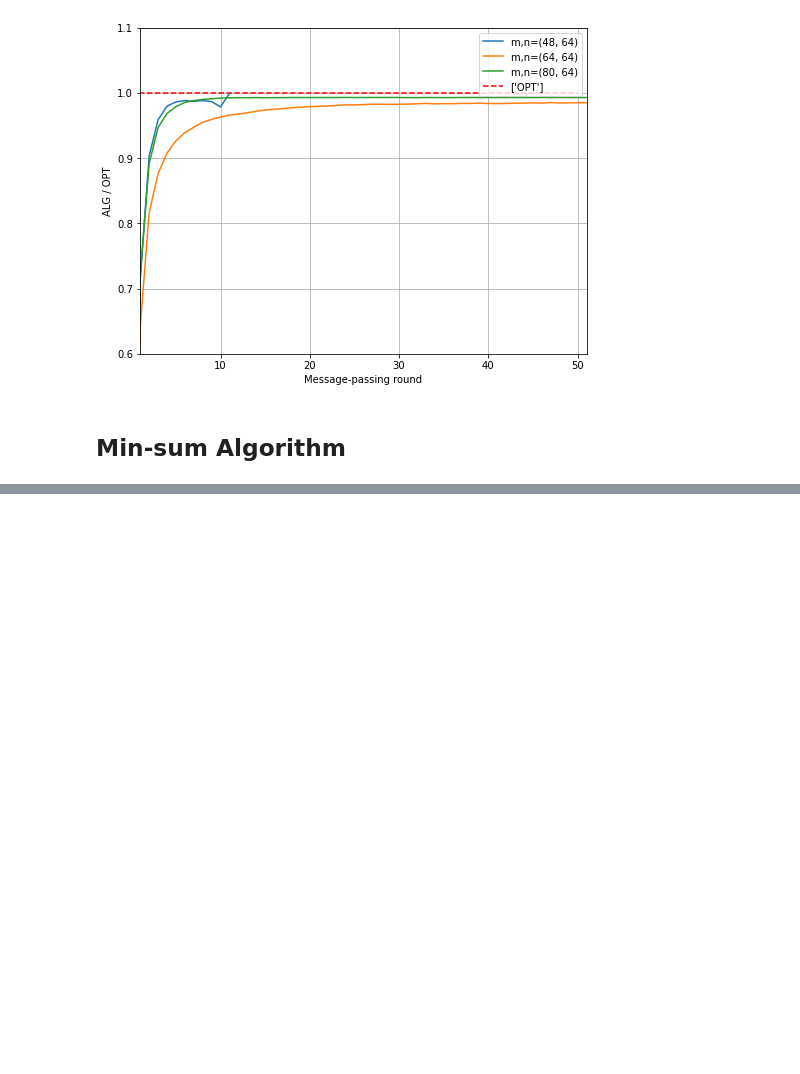
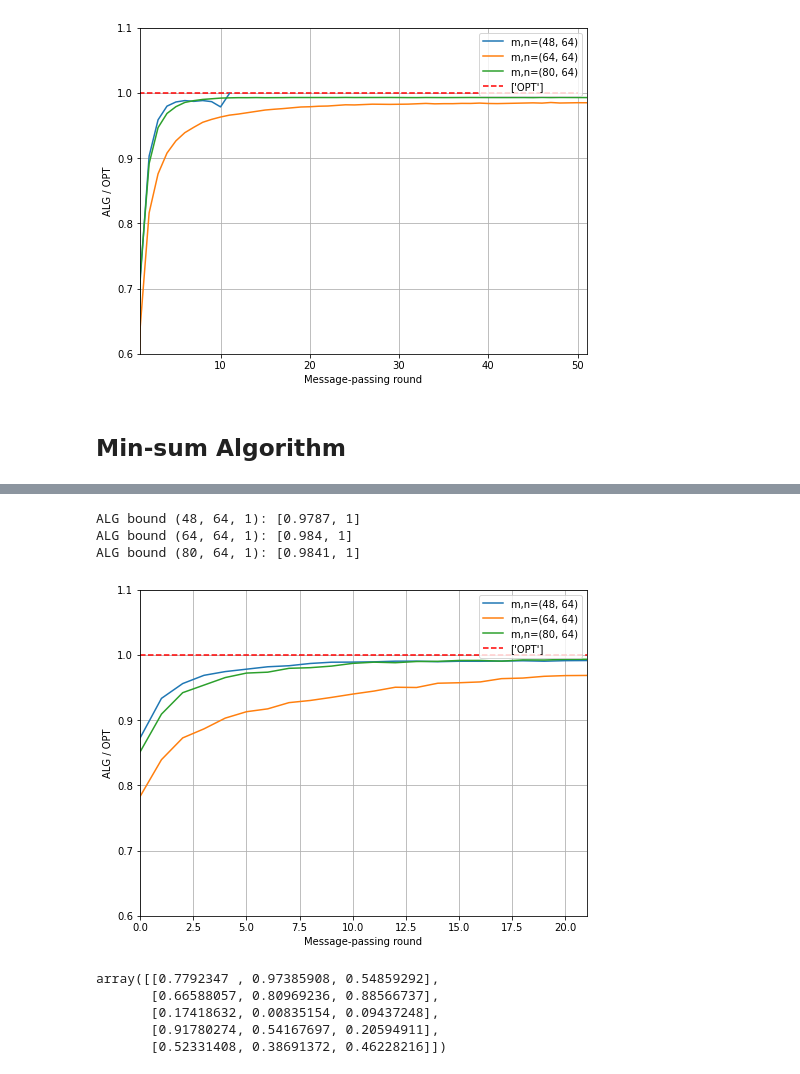
Before and after one commit to anders-wikum/clrs, a Jupyter notebook: notebooks/msg_passing_convergence.ipynb, the cells around one changed output, grey strips where cells are left out. Cells and saved outputs as stored; diff of their text form; code cells hidden in the pictures; blank space fills up the shorter version.

Commit message:
Added simplified min sum algorithm

```diff
--- a/notebooks/msg_passing_convergence.ipynb
+++ b/notebooks/msg_passing_convergence.ipynb
@@ -178,0 +184,3 @@ plt.show()
+# %%
+A = _random_er_bipartite_graph(10, 10, 1, weighted=True)
+A
@@ -178,0 +238,46 @@ plt.show()
+# %%
+num_trials = 100
+experiment_specs = [(48, 64, 1), (64, 64, 1), (80, 64, 1)]
+avg_trajectories = []
+
+for spec in experiment_specs:
+    trajectories = []
+    lb = 0
+    ub = 0
+    for i in range(num_trials):
+        vals = _random_er_bipartite_graph(*spec, weighted=True)
+        row_ind, col_ind = linear_sum_assignment(-vals)
+        opt = vals[row_ind, col_ind].sum()
+        trajectory = simplified_min_sum(vals)
+        trajectories.append(np.array(trajectory) / opt)
+        lb += (opt - 1) / num_trials
+        ub += (opt) / num_trials
+    print(f"ALG bound {(spec)}: [{round(lb/ub, 4)}, {1}]")
+
+    avg_trajectories.append(tolerant_mean(trajectories)[0].data)
+# %% [output]
+ALG bound (48, 64, 1): [0.9787, 1]
+ALG bound (64, 64, 1): [0.984, 1]
+ALG bound (80, 64, 1): [0.9841, 1]
+# %%
+fig = plt.figure(figsize=(8,6))
+for i in range(len(avg_trajectories)):
+    plt.plot(range(len(avg_trajectories[i])), avg_trajectories[i], label=f"m,n={experiment_specs[i][0], experiment_specs[i][1]}")
+    plt.xlabel('Message-passing round')
+    plt.ylabel('ALG / OPT')
+    plt.xlim(0, 21, 5)
+    plt.ylim(0.6, 1.1)
+plt.hlines(y=[1], xmin=0, xmax=50, color=['r'], linestyle='--', label=['OPT'])
+plt.legend()
+plt.grid()
+plt.show()
+# %% [output]
+[figure, added]
+# %%
+A
+# %% [output]
+array([[0.7792347 , 0.97385908, 0.54859292],
+       [0.66588057, 0.80969236, 0.88566737],
+       [0.17418632, 0.00835154, 0.09437248],
+       [0.91780274, 0.54167697, 0.20594911],
+       [0.52331408, 0.38691372, 0.46228216]])
```
Also changed, not shown: parts of 3 cells of this notebook.
